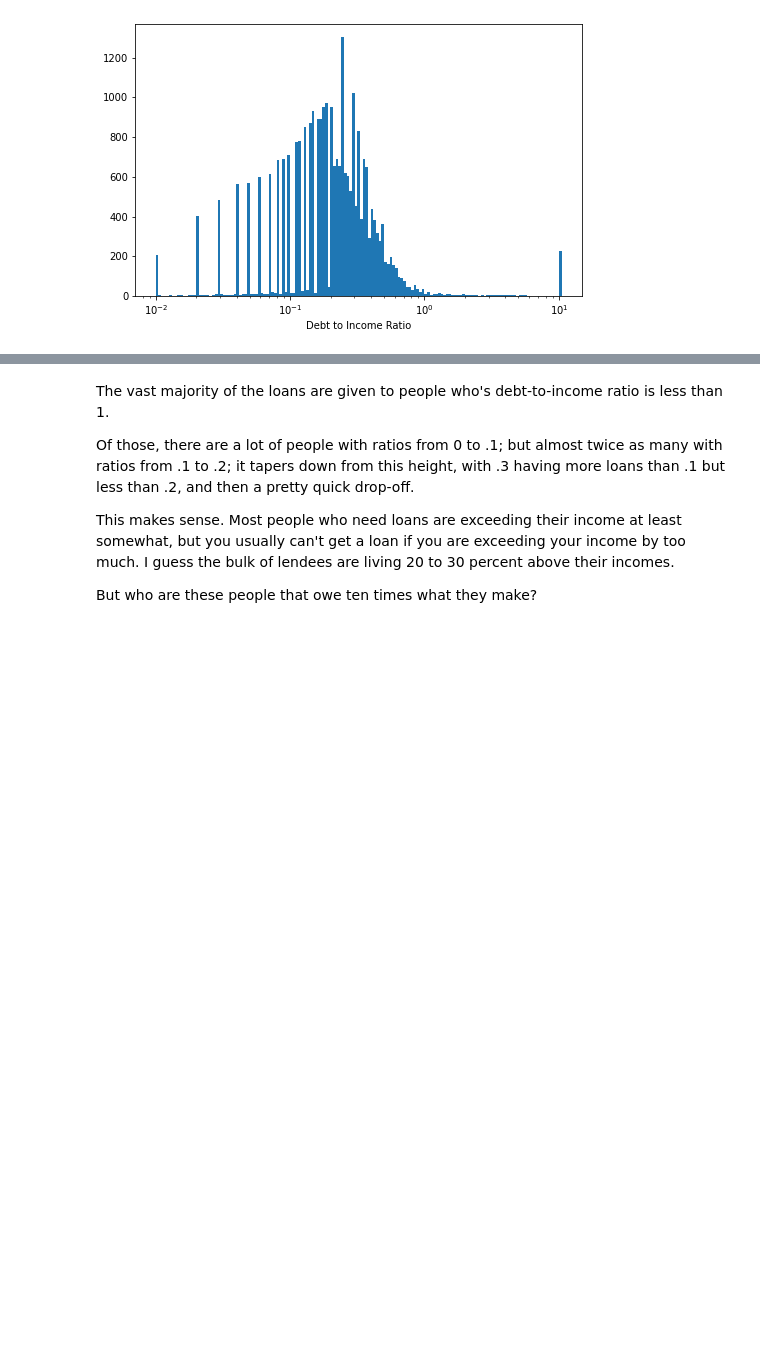
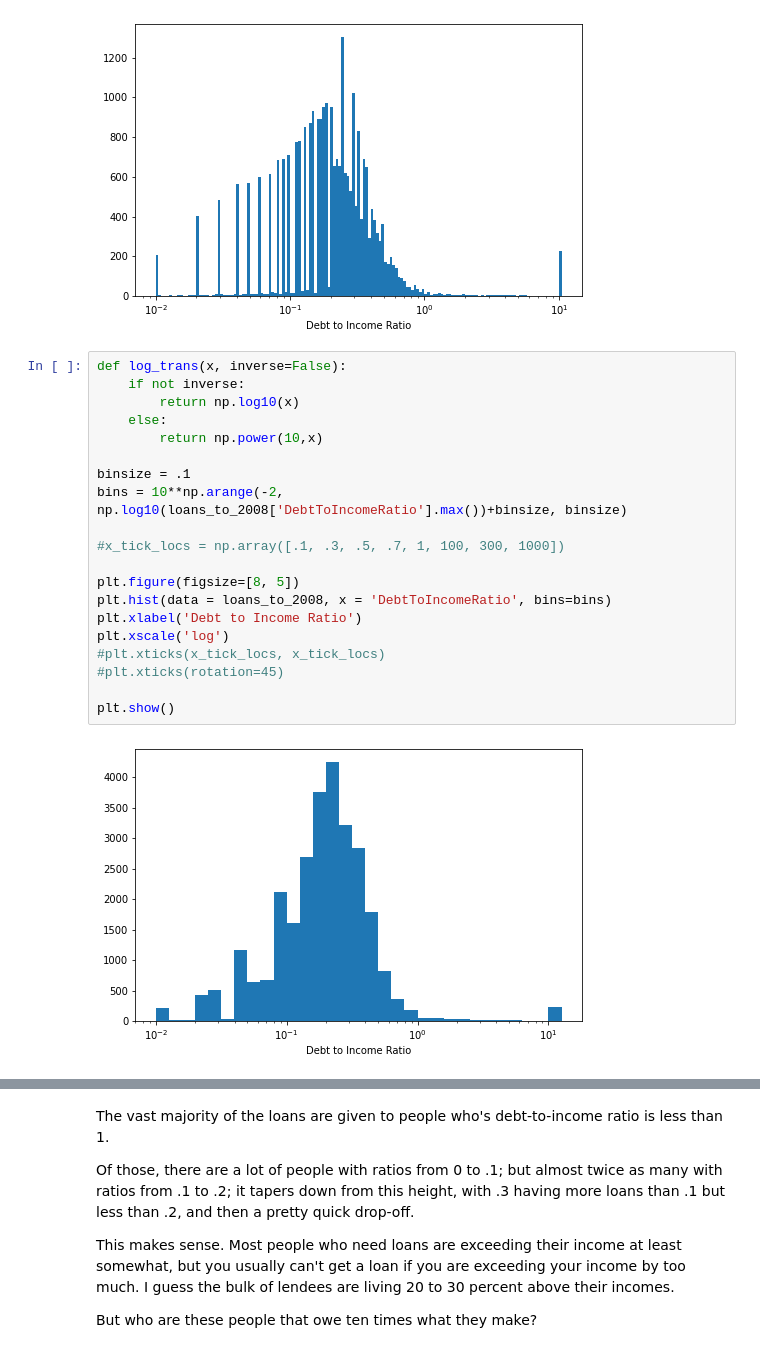
Before and after one commit to werdnamac/prosperloans, a Jupyter notebook: loan_exploration1.ipynb, the cells around one changed output, grey strips where cells are left out. Saved outputs shown, nothing was run; the diff lists cells and outputs as text; blank space fills up the shorter version.

```diff
--- a/loan_exploration1.ipynb
+++ b/loan_exploration1.ipynb
@@ -852,3 +862,25 @@ plt.xscale('log')
 plt.show()
 # %% [output]
 [figure]
+# %%
+def log_trans(x, inverse=False):
+    if not inverse:
+        return np.log10(x)
+    else:
+        return np.power(10,x)
+
+binsize = .1
+bins = 10**np.arange(-2, np.log10(loans_to_2008['DebtToIncomeRatio'].max())+binsize, binsize)
+
+#x_tick_locs = np.array([.1, .3, .5, .7, 1, 100, 300, 1000])
+
+plt.figure(figsize=[8, 5])
+plt.hist(data = loans_to_2008, x = 'DebtToIncomeRatio', bins=bins)
+plt.xlabel('Debt to Income Ratio')
+plt.xscale('log')
+#plt.xticks(x_tick_locs, x_tick_locs)
+#plt.xticks(rotation=45)
+
+plt.show()
+# %% [output]
+[figure, added]
```
Also changed, not shown: parts of 46 cells of this notebook.
